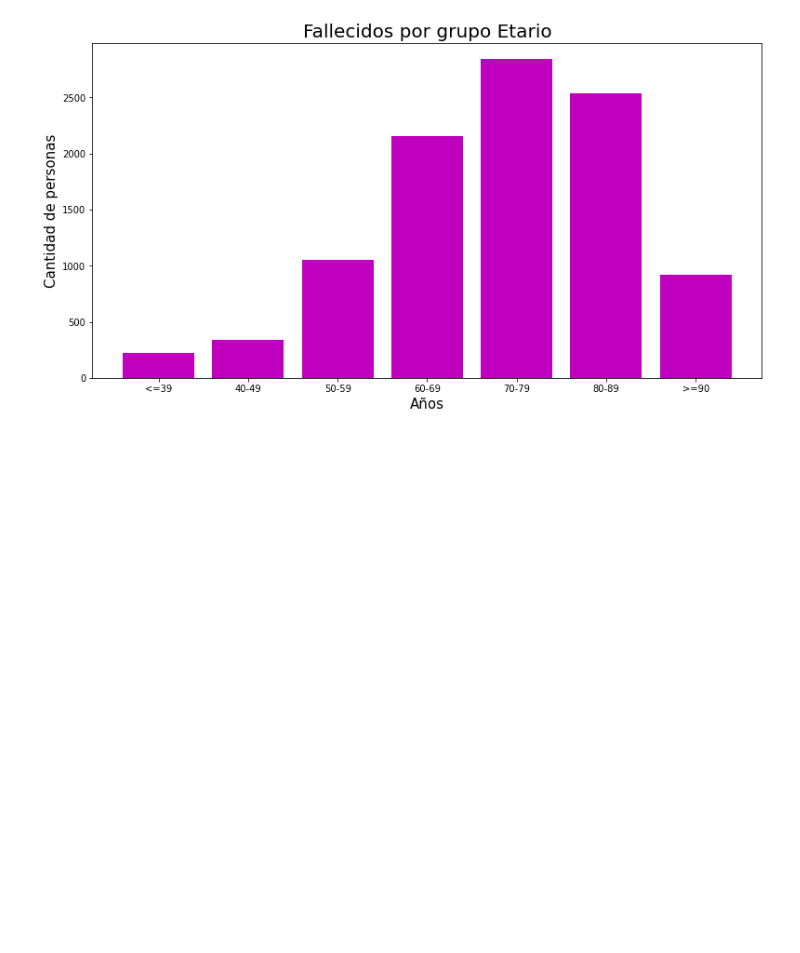
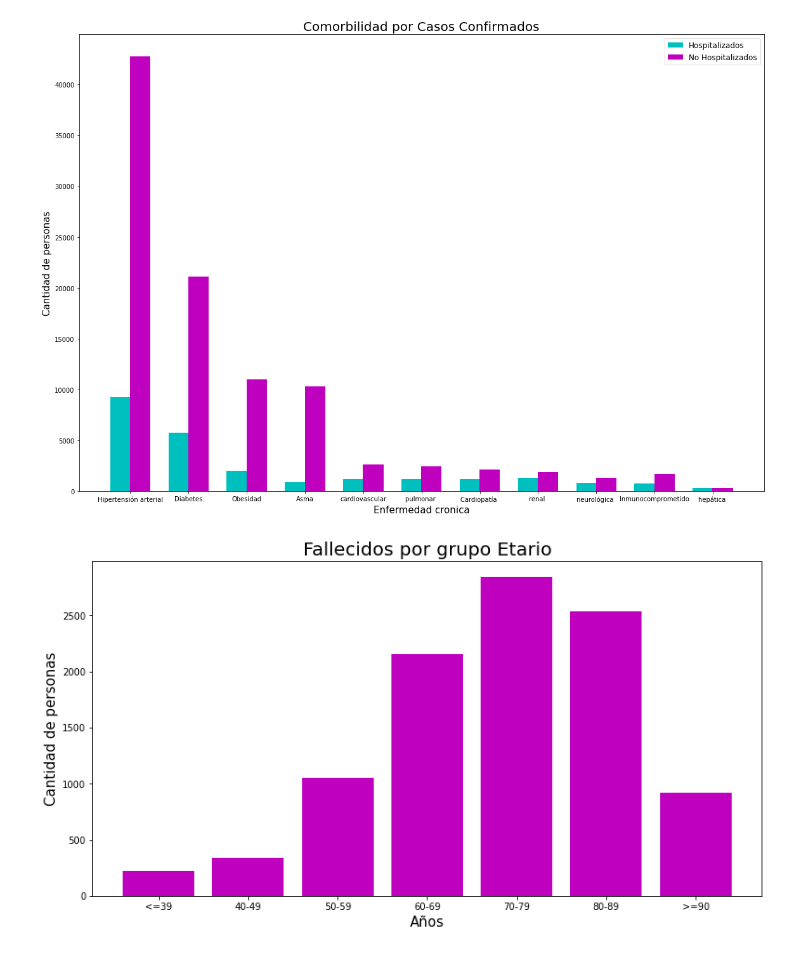
Before and after one commit to Tisks/Covid-Big-Data, a Jupyter notebook: Data_nacional_grafico_barras.ipynb, the cells around one changed output. Saved outputs shown, nothing was run; the diff lists cells and outputs as text; code cells hidden in the pictures; blank space fills up the shorter version.

```diff
--- a/Data_nacional_grafico_barras.ipynb
+++ b/Data_nacional_grafico_barras.ipynb
@@ -55,3 +58,7 @@ graficar_genero_etario('https://raw.githubusercontent.com/MinCiencia/Datos-COVID
+# %%
+graficar_param2('https://raw.githubusercontent.com/MinCiencia/Datos-COVID19/master/output/producto35/Comorbilidad.csv', 'Comorbilidad por Casos Confirmados','Hospitalización','SI','Hospitalizados','NO','No Hospitalizados','Comorbilidad','Enfermedad cronica','Cantidad de personas')
+# %% [output]
+[figure, added]
 # %%
 def graficar_etario(csv,nombre_grafico):
   df=pd.read_csv(csv, sep= ',')
```
Also changed, not shown: parts of 4 cells of this notebook.
